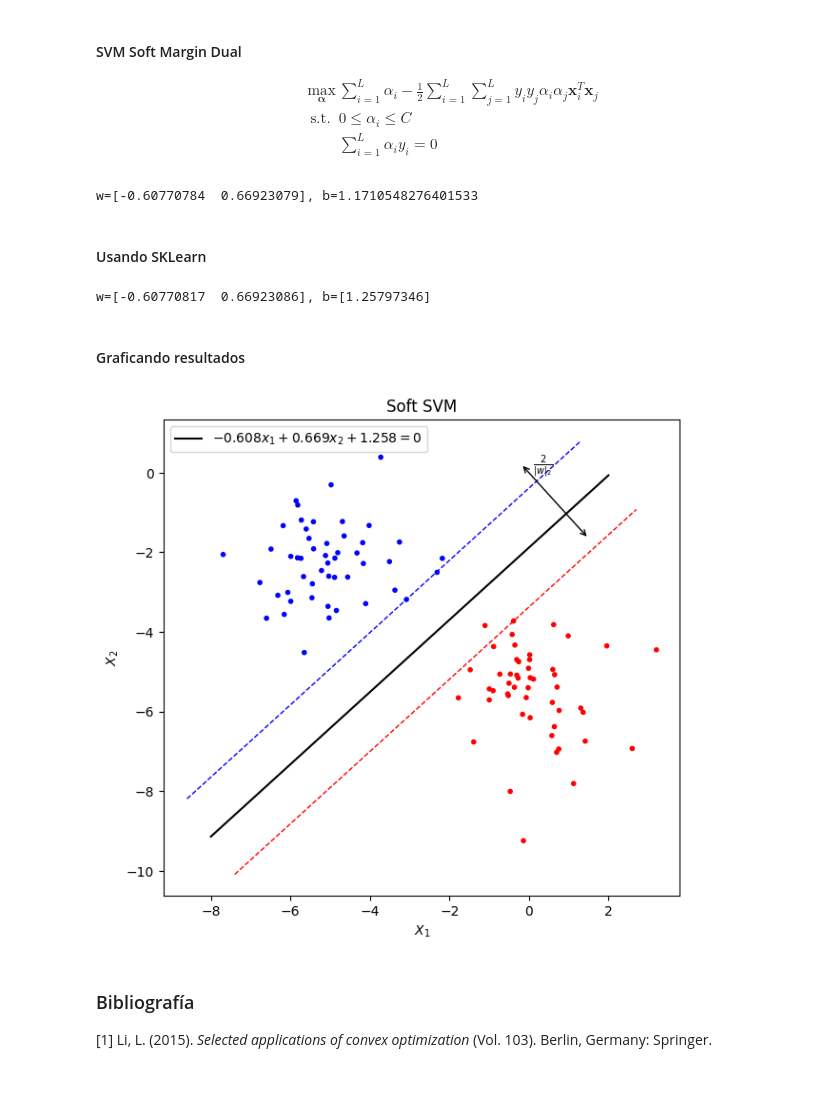
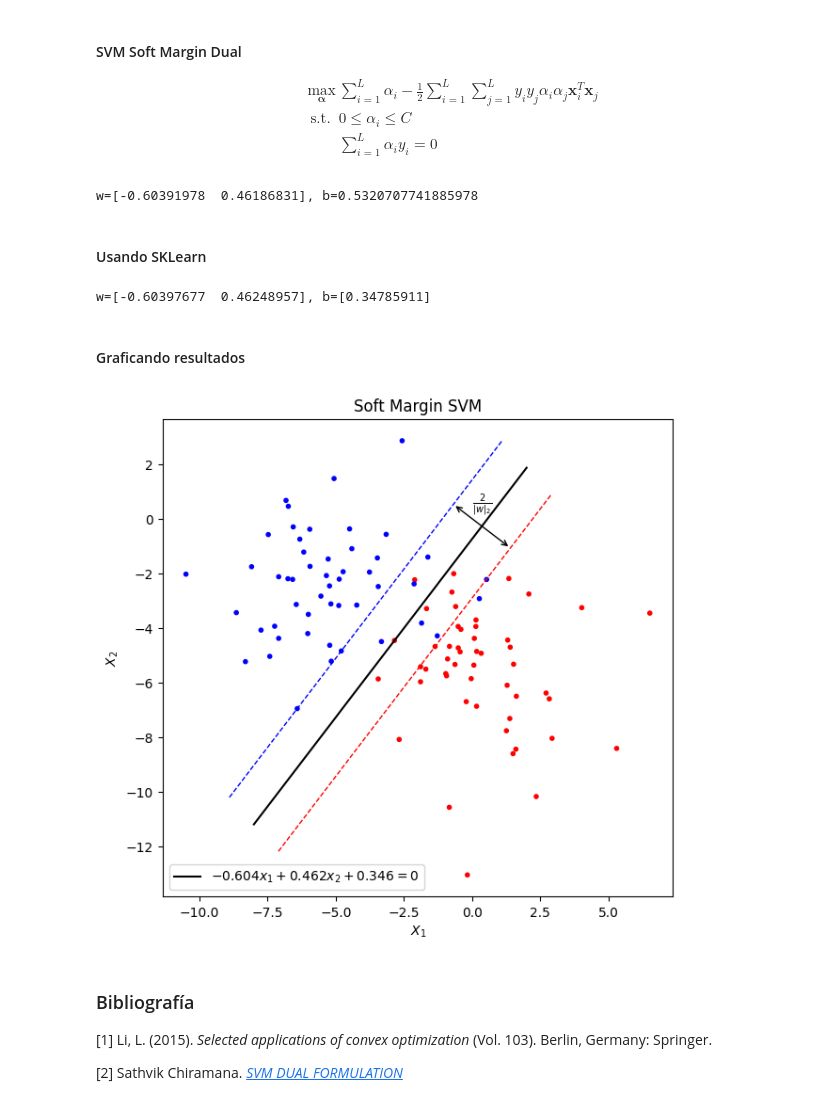
Before and after one commit to jbardalesr/nonlinear-programming, a Jupyter notebook: pc4_svm.ipynb, the cells around one changed output. Saved outputs shown, nothing was run; the diff lists cells and outputs as text; code cells hidden in the pictures.

```diff
--- a/pc4_svm.ipynb
+++ b/pc4_svm.ipynb
@@ -28,7 +28,7 @@ from scipy.optimize import minimize
 # %% [markdown]
 #### Dataset
 # %%
-X, y = make_blobs(100, centers=2, n_features=2, random_state=50)
+X, y = make_blobs(100, centers=2, n_features=2, random_state=50, cluster_std=[1, 1])
 y = y * 2 - 1
 # %%
 
@@ -149,3 +156,7 @@ C = 1/2
+# %%
+X, y = make_blobs(100, centers=2, n_features=2, random_state=50, cluster_std=[2, 2])
+y = y * 2 - 1
+C = 1/2
 # %% [markdown]
 #### SVM Soft Margin Primal
 
@@ -209,7 +220,7 @@ def svm_dual_nonsep2(X, y, C):
 w_soft_dual, b_soft_dual, _ = svm_dual_nonsep2(X, y, C)
 print(f"w={w_soft_dual}, b={b_soft_dual}")
 # %% [output]
-w=[-0.60770784  0.66923079], b=1.1710548276401533
+w=[-0.60391978  0.46186831], b=0.5320707741885978
 # %% [markdown]
 #### Usando SKLearn
 # %%
@@ -218,7 +229,7 @@ svm = SVC(gamma='scale', kernel='linear', C=C)
 svm.fit(X, y)
 print(f"w={svm.coef_[0]}, b={svm.intercept_}")
 # %% [output]
-w=[-0.60770817  0.66923086], b=[1.25797346]
+w=[-0.60397677  0.46248957], b=[0.34785911]
 # %% [markdown]
 #### Graficando resultados
 # %%
@@ -230,25 +241,30 @@ def g_soft(x, shift=0):
     return x * w_soft_primal[1] / w_soft_primal[0]
 # %%
 plt.figure(figsize=(7, 7))
-plt.title("Soft SVM")
+plt.title("Soft Margin SVM")
 plt.xlabel("$X_1$")
 plt.ylabel("$X_2$")
 plt.scatter(X[:, 0], X[:, 1], c=y, cmap=co.ListedColormap(['red', 'blue']), marker='.')
 # blue line
-plt.plot([-8.6, 1.3], [f_soft(-8.6, 1), f_soft(1.3, 1)], c='blue', linestyle='--', linewidth=1.0)
+plt.plot([-8.9, 1.1], [f_soft(-8.9, 1), f_soft(1.1, 1)], c='blue', linestyle='--', linewidth=1.0)
 # black line
 plt.plot([-8, 2], [f_soft(-8), f_soft(2)], c='black', label=f'${w_soft_primal[0]:0.3f}x_1+{w_soft_primal[1]:0.3f}x_2 + {b_soft_primal:0.3f} = 0$')
 # red line
-plt.plot([-7.4, 2.7], [f_soft(-7.4, -1), f_soft(2.7, -1)], c='red', linestyle='--', linewidth=1.0)
+plt.plot([-7.1, 2.9], [f_soft(-7.1, -1), f_soft(2.9, -1)], c='red', linestyle='--', linewidth=1.0)
 # perpendicular arrow
-plt.annotate("", xy=(-0.2, g_soft(-0.2)), xytext=(1.5, g_soft(1.5)), arrowprops=dict(arrowstyle="<->"))
-plt.text(0.1, 0.1, "$\\frac{2}{|w|_2}$")
+common_factor = w_soft_primal[0] / (w_soft_primal[0]**2 + w_soft_primal[1]**2)
+x1 = (1 - b_soft_primal) * common_factor
+x2 = (-1 - b_soft_primal) * common_factor
+plt.annotate("", xy=(x1, g_soft(x1)), xytext=(x2, g_soft(x2)), arrowprops=dict(arrowstyle="<->"))
+plt.text(x1 + x2 / 2, 0.4, "$\\frac{2}{|w|_2}$")
 plt.legend()
 plt.axis("scaled")
 plt.show()
 # %% [output]
-[figure, old version]
+[figure, new version]
 # %% [markdown]
 ### Bibliografía
 
 [1] Li, L. (2015). *Selected applications of convex optimization* (Vol. 103). Berlin, Germany: Springer.
+
+[2] Sathvik Chiramana. [*SVM DUAL FORMULATION*](https://medium.com/@sathvikchiramana/svm-dual-formulation-7535caa84f17)
```
Also changed, not shown: parts of 4 cells of this notebook.
